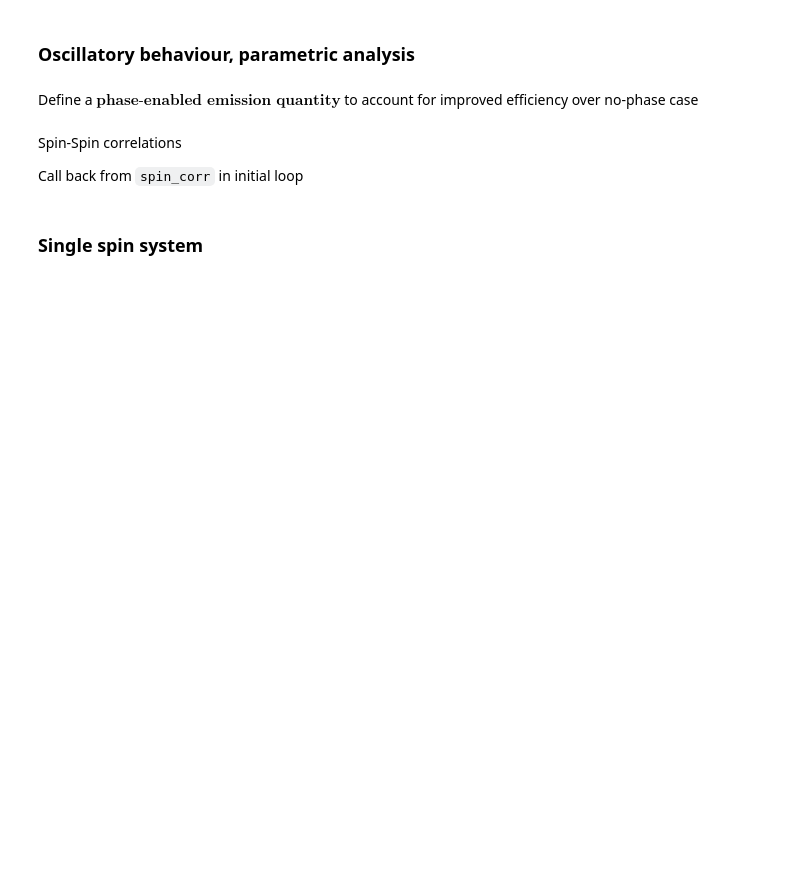
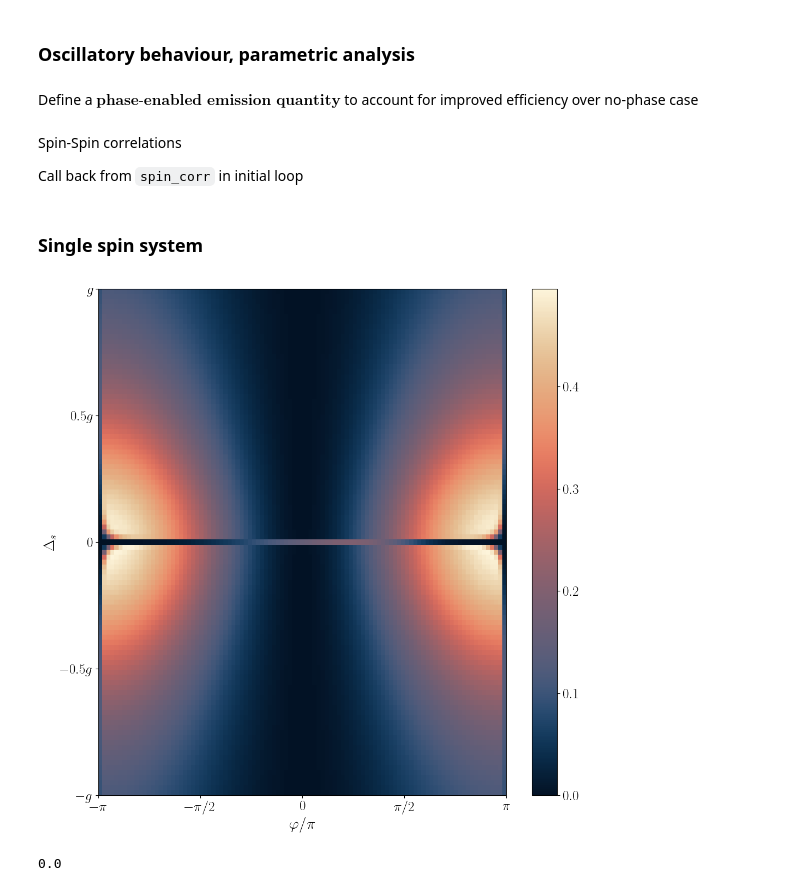
Before and after one commit to MarcNairn/nonreciprocal-dimer, a Jupyter notebook: simul/nonrep_main.ipynb, the cells around one changed output. Drawn from its saved outputs; the diff is of its cells as text; code cells hidden in the pictures; blank space fills up the shorter version.

```diff
--- a/simul/nonrep_main.ipynb
+++ b/simul/nonrep_main.ipynb
@@ -824,0 +963,29 @@ display(fig)
+# %%
+x = φ_vals./π
+y = δ_vals./g
+xtick_locs = [-1.0, -0.5, 0.0, 0.5, 1.0]  # x = φ/π
+xtick_labels = [L"-\pi", L"-\pi/2", L"0", L"\pi/2", L"\pi"]
+ytick_locs = [-1.0, -0.5, 0.0, 0.5, 1.0]  # x = φ/π
+ytick_labels = [L"-g", L"-0.5g", L"0", L"0.5g", L"g"]
+fig, ax = subplots(1, 1, figsize=(12, 12))
+
+im1 = ax.imshow(var_sz1',
+                     extent=(minimum(x), maximum(x), minimum(y), maximum(y)),
+                     origin="lower",
+                     aspect="auto", cmap=lipari)# vmin=-1, vmax=1)        # Use your defined colormap)
+ax.set_ylabel(L"\Delta_s")
+ax.set_xlabel(L"\varphi/\pi")
+ax.set_xticks(xtick_locs)
+ax.set_xticklabels(xtick_labels)
+ax.set_yticks(ytick_locs)
+ax.set_yticklabels(ytick_labels)
+
+colorbar(im1, ax=ax)
+display(fig)
+# %% [output]
+[figure, added]
+# %%
+#Check if delta=0 is included
+δ_vals[findfirst(x -> x == 0, δ_vals)]
+# %% [output]
+0.0
```
Also changed, not shown: parts of 13 cells of this notebook, 4 other files.
